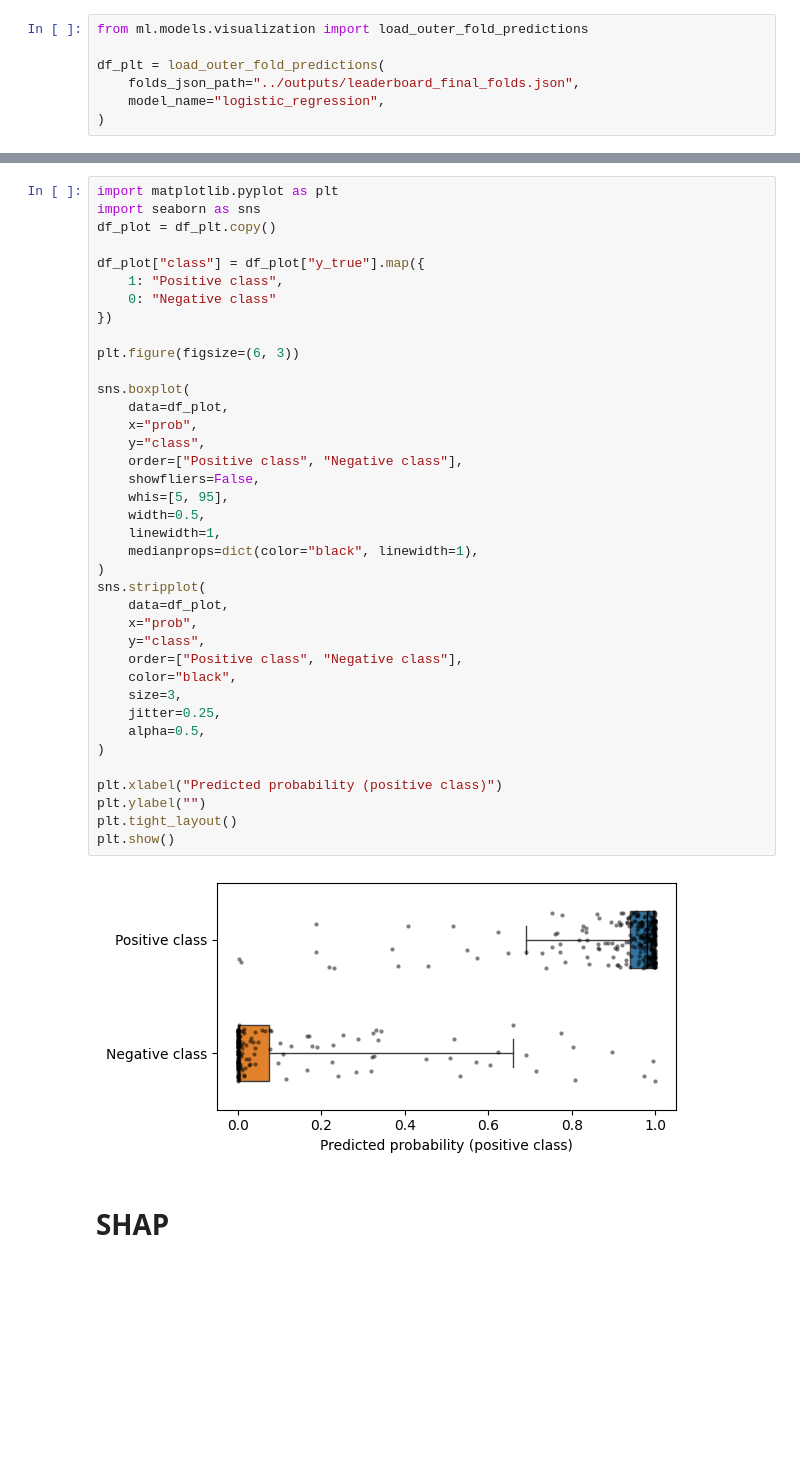
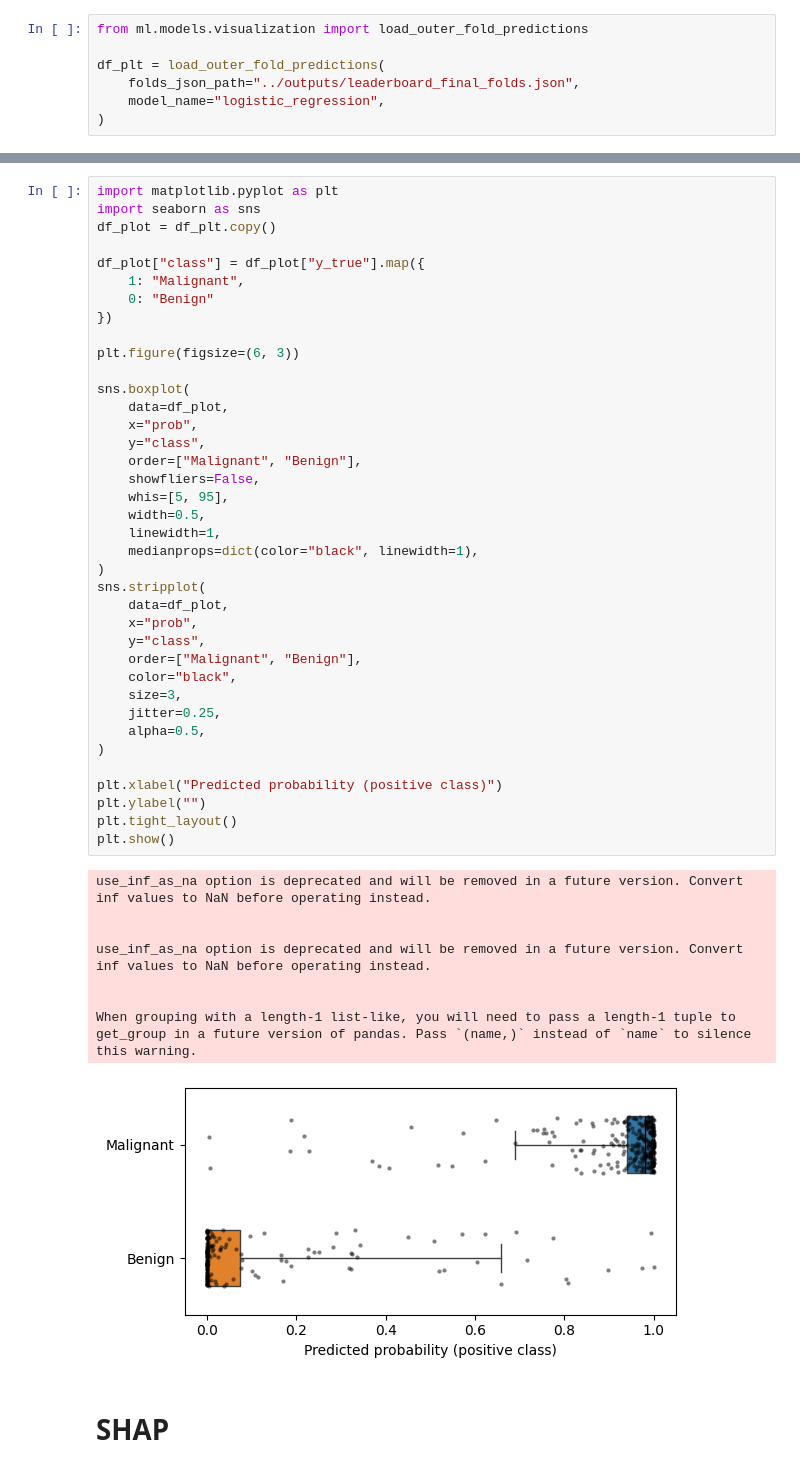
Before and after one commit to WewerAlbrechtsenLab/ML, a Jupyter notebook: notebooks/ML.ipynb, the cells around one changed output, grey strips where cells are left out. Drawn from its saved outputs; the diff is of its cells as text; blank space fills up the shorter version.

```diff
--- a/notebooks/ML.ipynb
+++ b/notebooks/ML.ipynb
@@ -256,40 +266,47 @@ import seaborn as sns
 df_plot = df_plt.copy()
 
 df_plot["class"] = df_plot["y_true"].map({
-    1: "Positive class",
-    0: "Negative class"
+    1: "Malignant",
+    0: "Benign"
 })
 
 plt.figure(figsize=(6, 3))
 
 sns.boxplot(
     data=df_plot,
     x="prob",
     y="class",
-    order=["Positive class", "Negative class"],
+    order=["Malignant", "Benign"],
     showfliers=False,
     whis=[5, 95],
     width=0.5,
     linewidth=1,
     medianprops=dict(color="black", linewidth=1),
 )
 sns.stripplot(
     data=df_plot,
     x="prob",
     y="class",
-    order=["Positive class", "Negative class"],
+    order=["Malignant", "Benign"],
     color="black",
     size=3,
     jitter=0.25,
     alpha=0.5,
 )
 
 plt.xlabel("Predicted probability (positive class)")
 plt.ylabel("")
 plt.tight_layout()
 plt.show()
 # %% [output]
+use_inf_as_na option is deprecated and will be removed in a future version. Convert inf values to NaN before operating instead.
+
+
+use_inf_as_na option is deprecated and will be removed in a future version. Convert inf values to NaN before operating instead.
+
+
+When grouping with a length-1 list-like, you will need to pass a length-1 tuple to get_group in a future version of pandas. Pass `(name,)` instead of `name` to silence this warning.
-[figure, old version]
+[figure, new version]
 # %% [markdown]
 # SHAP
 # %%
```
Also changed, not shown: parts of 5 cells of this notebook, 6 other files.
